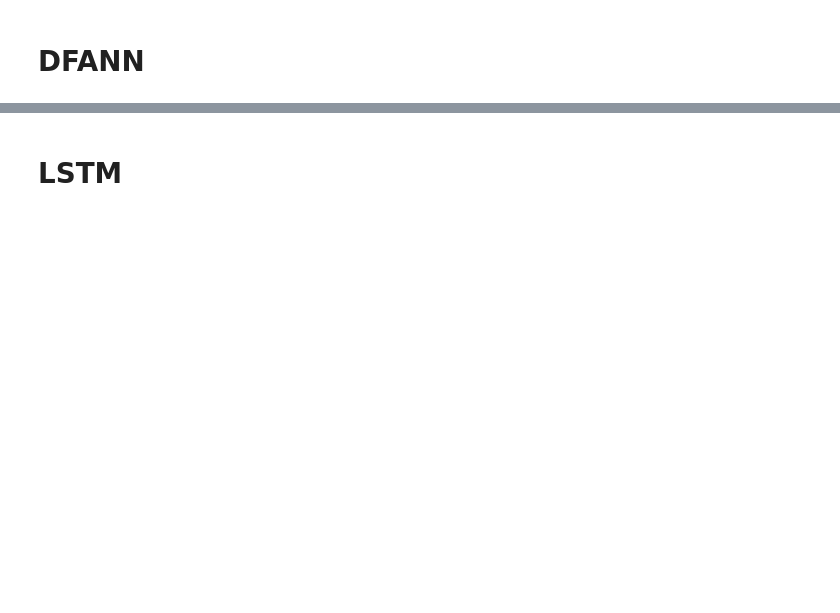
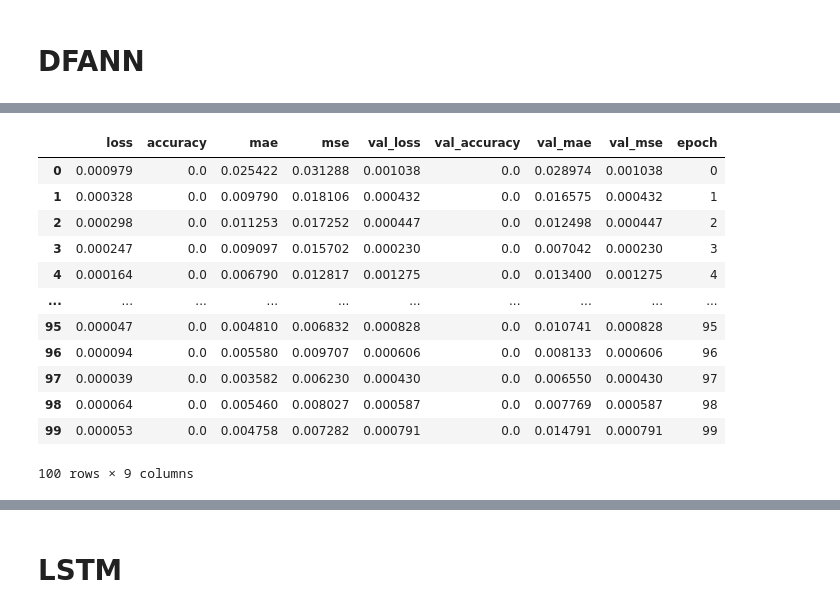
Before and after one commit to Fabross/IPD440_Earthquake_project, a Jupyter notebook: notebooks/NNs.ipynb, the cells around one changed output, grey strips where cells are left out. Drawn from its saved outputs; the diff is of its cells as text; code cells hidden in the pictures; blank space fills up the shorter version.

Commit message:
DFANN working

```diff
--- a/notebooks/NNs.ipynb
+++ b/notebooks/NNs.ipynb
@@ -7,3 +60,6 @@ from keras.utils import plot_model
+# %%
+features = tf.constant(data[['t-1','t-2','t-3']].values, np.float32)
+target = tf.constant(data[['t']].values, np.float32)
 # %% [markdown]
 # DFANN
 # %%
@@ -15,11 +71,12 @@ model_DFANN.add(Dense(neuron_number, activation='relu', input_dim=i_data_dim))
 model_DFANN.add(Dense(neuron_number, activation='relu'))
 model_DFANN.add(Dense(neuron_number, activation='relu'))
 model_DFANN.add(Dense(neuron_number, activation='relu'))
-model_DFANN.add(Dense(1, activation='relu'))
+model_DFANN.add(Dense(1, activation='linear'))
 
 model_DFANN.compile(loss='mean_squared_error',
-              optimizer='nadam',
-              metrics=['accuracy'])
+              optimizer='adam',
+              metrics=['mae', 'mse'])
 
+print(model_DFANN.summary())
 plot_model(model_DFANN, to_file='model_DFANN.png', show_shapes=True)
 # %% [output]
@@ -26,0 +105,6 @@ plot_model(model_DFANN, to_file='model_DFANN.png', show_shapes=True)
+# %%
+np.random.seed(1337)
+
+history_train = model_DFANN.fit(X_train, y_train, epochs=100, verbose=0)
+y_predict = model_DFANN.predict(X_test)
+y_trainpredict = model_DFANN.predict(X_train)
@@ -26,0 +147,5 @@ plot_model(model_DFANN, to_file='model_DFANN.png', show_shapes=True)
+# %%
+history = model_DFANN.fit(features, target, epochs=100, validation_split = 0.33,verbose=0)
+hist = pd.DataFrame(history.history)
+hist['epoch'] = history.epoch
+hist.tail()
@@ -26,0 +159,17 @@ plot_model(model_DFANN, to_file='model_DFANN.png', show_shapes=True)
+# %%
+hist['mse'] = np.sqrt(hist['mse'].values)
+hist
+# %% [output]
+|  | loss | accuracy | mae | mse | val_loss | val_accuracy | val_mae | val_mse | epoch |
+| 0 | 0.000979 | 0.0 | 0.025422 | 0.031288 | 0.001038 | 0.0 | 0.028974 | 0.001038 | 0 |
+| 1 | 0.000328 | 0.0 | 0.009790 | 0.018106 | 0.000432 | 0.0 | 0.016575 | 0.000432 | 1 |
+| 2 | 0.000298 | 0.0 | 0.011253 | 0.017252 | 0.000447 | 0.0 | 0.012498 | 0.000447 | 2 |
+| 3 | 0.000247 | 0.0 | 0.009097 | 0.015702 | 0.000230 | 0.0 | 0.007042 | 0.000230 | 3 |
+| 4 | 0.000164 | 0.0 | 0.006790 | 0.012817 | 0.001275 | 0.0 | 0.013400 | 0.001275 | 4 |
+| ... | ... | ... | ... | ... | ... | ... | ... | ... | ... |
+| 95 | 0.000047 | 0.0 | 0.004810 | 0.006832 | 0.000828 | 0.0 | 0.010741 | 0.000828 | 95 |
+| 96 | 0.000094 | 0.0 | 0.005580 | 0.009707 | 0.000606 | 0.0 | 0.008133 | 0.000606 | 96 |
+| 97 | 0.000039 | 0.0 | 0.003582 | 0.006230 | 0.000430 | 0.0 | 0.006550 | 0.000430 | 97 |
+| 98 | 0.000064 | 0.0 | 0.005460 | 0.008027 | 0.000587 | 0.0 | 0.007769 | 0.000587 | 98 |
+| 99 | 0.000053 | 0.0 | 0.004758 | 0.007282 | 0.000791 | 0.0 | 0.014791 | 0.000791 | 99 |
+100 rows × 9 columns
```
Also changed, not shown: parts of 22 cells of this notebook, 15 other files.
